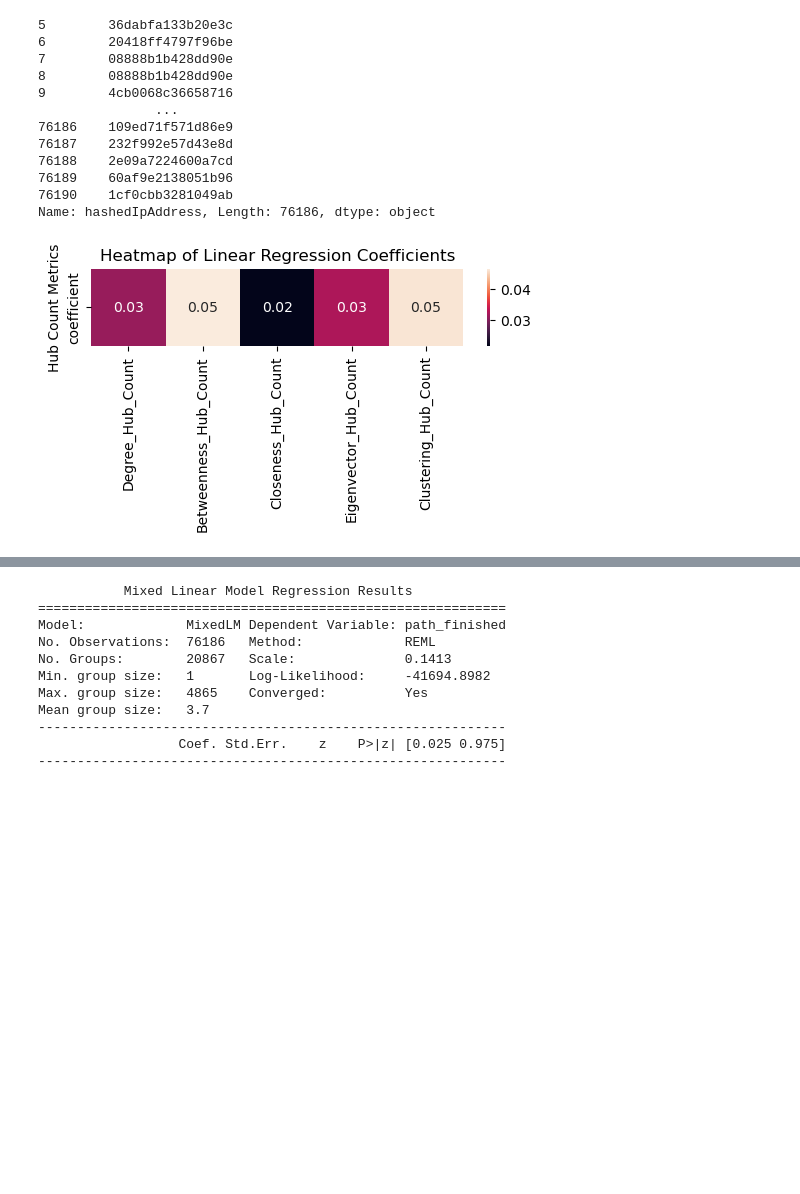
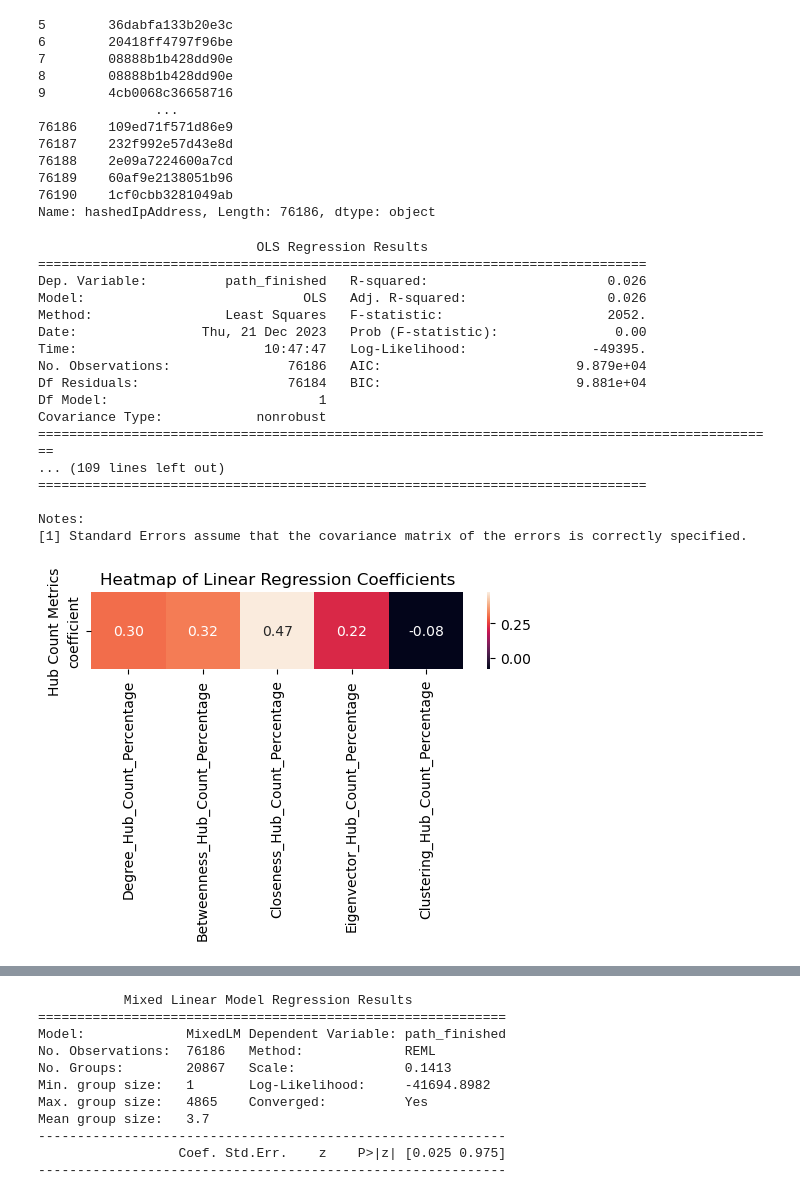
Before and after one commit to epfl-ada/ada-2023-project-epfldatadynamos, a Jupyter notebook: P3.ipynb, the cells around one changed output, grey strips where cells are left out. Drawn from its saved outputs; the diff is of its cells as text; code cells hidden in the pictures; blank space fills up the shorter version.

Commit message:
New figures and tables

```diff
--- a/P3.ipynb
+++ b/P3.ipynb
@@ -821,22 +821,44 @@ Name: hashedIpAddress, Length: 76186, dtype: object
 # %%
 
 df_player.columns = df_player.columns.str.replace(' ', '_')
 
 hub_counts = ["Degree_Hub_Count", "Betweenness_Hub_Count", "Closeness_Hub_Count",
               "Eigenvector_Hub_Count", "Clustering_Hub_Count"]
 
-coefficients = pd.DataFrame(columns=['coefficient'], index=hub_counts)
+for hub_count in hub_counts:
+    df_player[hub_count + "_Percentage"] = df_player[hub_count] / df_player['path_length']
+
+
+coefficients = pd.DataFrame(columns=['coefficient'])
 
 for hub_count in hub_counts:
-    model = smf.ols(f"path_finished ~ {hub_count}", df_player)
+    model = smf.ols(f"path_finished ~ {hub_count}_Percentage", df_player[df_player.path_finished<=1])
     result = model.fit()
-    coefficients.loc[hub_count, 'coefficient'] = result.params[hub_count]
+    print(result.summary())
+    coefficients.loc[f'{hub_count}_Percentage', 'coefficient'] = result.params[f'{hub_count}_Percentage']
 coefficients['coefficient'] = coefficients['coefficient'].astype(float)
-
+coefficients_finish = coefficients
 plt.figure(figsize=(6, 1))
 sns.heatmap(coefficients.transpose(), annot=True, fmt=".2f")
 plt.title('Heatmap of Linear Regression Coefficients')
 plt.ylabel('Hub Count Metrics')
 plt.show()
 # %% [output]
+                            OLS Regression Results
+==============================================================================
+Dep. Variable:          path_finished   R-squared:                       0.026
+Model:                            OLS   Adj. R-squared:                  0.026
+Method:                 Least Squares   F-statistic:                     2052.
+Date:                Thu, 21 Dec 2023   Prob (F-statistic):               0.00
+Time:                        10:47:47   Log-Likelihood:                -49395.
+No. Observations:               76186   AIC:                         9.879e+04
+Df Residuals:                   76184   BIC:                         9.881e+04
+Df Model:                           1
+Covariance Type:            nonrobust
+===============================================================================================
+... (109 lines left out)
+==============================================================================
+
+Notes:
+[1] Standard Errors assume that the covariance matrix of the errors is correctly specified.
-[figure, old version]
+[figure, new version]
```
Also changed, not shown: parts of 11 cells of this notebook, 1 other file.
